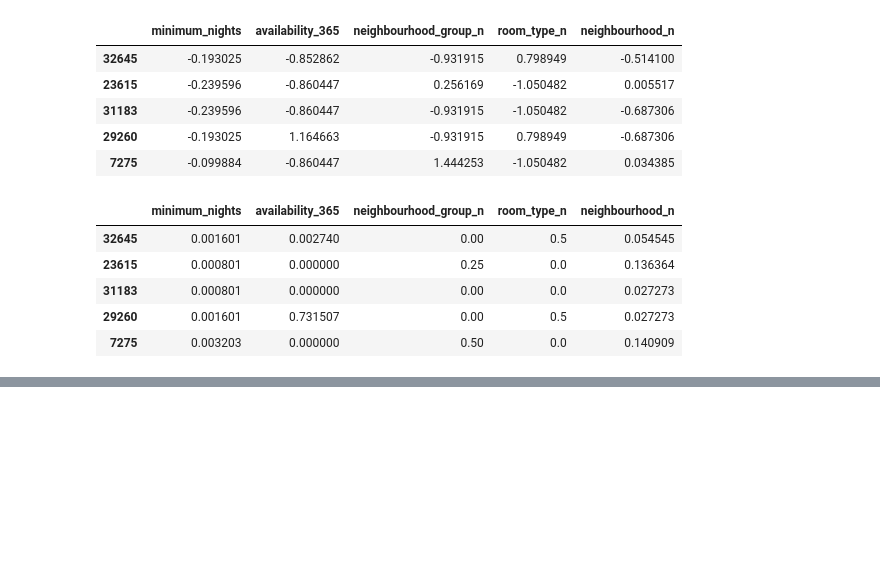
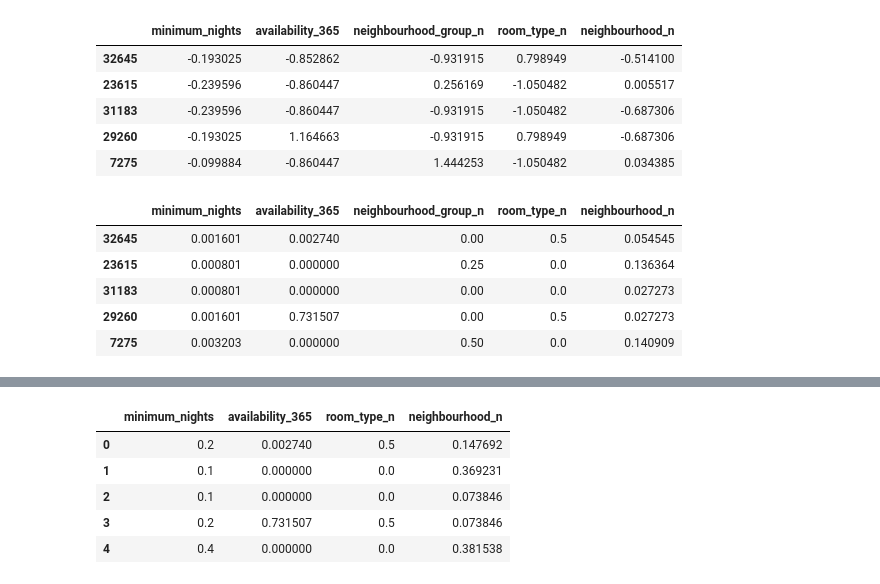
Before and after one commit to Julianmarania/Machine-learning-python-template_Project_12_Julian_Lopez, a Jupyter notebook: src/explore.ipynb, the cells around one changed output, grey strips where cells are left out. Drawn from its saved outputs; the diff is of its cells as text; code cells hidden in the pictures; blank space fills up the shorter version.

```diff
--- a/src/explore.ipynb
+++ b/src/explore.ipynb
@@ -538,0 +591,29 @@ X_train_con_outliers_scal.head()
+# %%
+from sklearn.feature_selection import f_classif, SelectKBest
+
+# Con un valor de k = 4 decimos implícitamente que queremos eliminar 1 característica1 del conjunto de datos.
+
+selection_model = SelectKBest(f_classif, k = 4)
+selection_model.fit(X_train_sin_outliers_scal, y_train)
+
+ix = selection_model.get_support()
+X_train_sel = pd.DataFrame(selection_model.transform(X_train_sin_outliers_scal), columns = X_train_sin_outliers_scal.columns.values[ix])
+X_test_sel = pd.DataFrame(selection_model.transform(X_test_sin_outliers_scal), columns = X_test_sin_outliers_scal.columns.values[ix])
+
+# GUARDO X_train_sel.columns
+import json
+
+# Convierte el objeto Index a una lista
+columns_list = X_train_sel.columns.tolist()
+
+with open("feature_selection_k_4.json", "w") as f:
+  json.dump(columns_list, f)
+
+X_train_sel.head()
+# %% [output]
+|  | minimum_nights | availability_365 | room_type_n | neighbourhood_n |
+| 0 | 0.2 | 0.002740 | 0.5 | 0.147692 |
+| 1 | 0.1 | 0.000000 | 0.0 | 0.369231 |
+| 2 | 0.1 | 0.000000 | 0.0 | 0.073846 |
+| 3 | 0.2 | 0.731507 | 0.5 | 0.073846 |
+| 4 | 0.4 | 0.000000 | 0.0 | 0.381538 |
```
Also changed, not shown: parts of 8 cells of this notebook, 34 other files.
